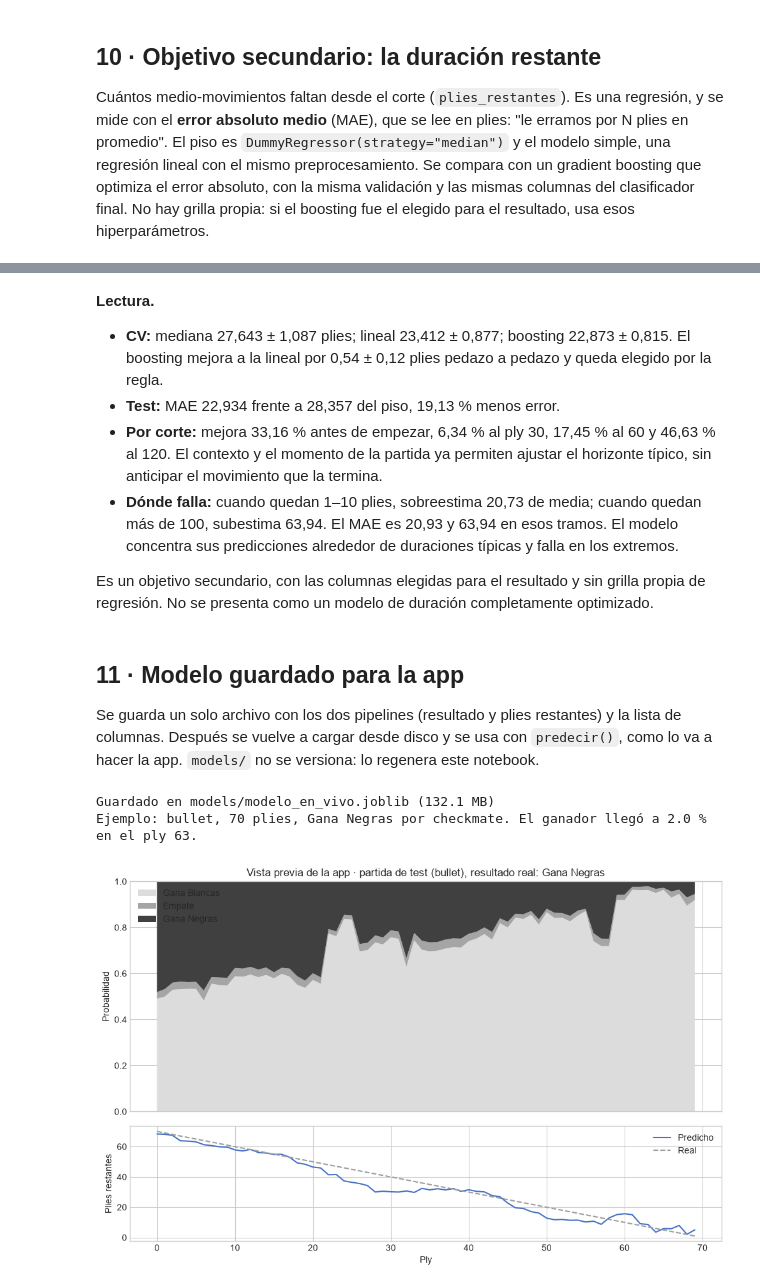
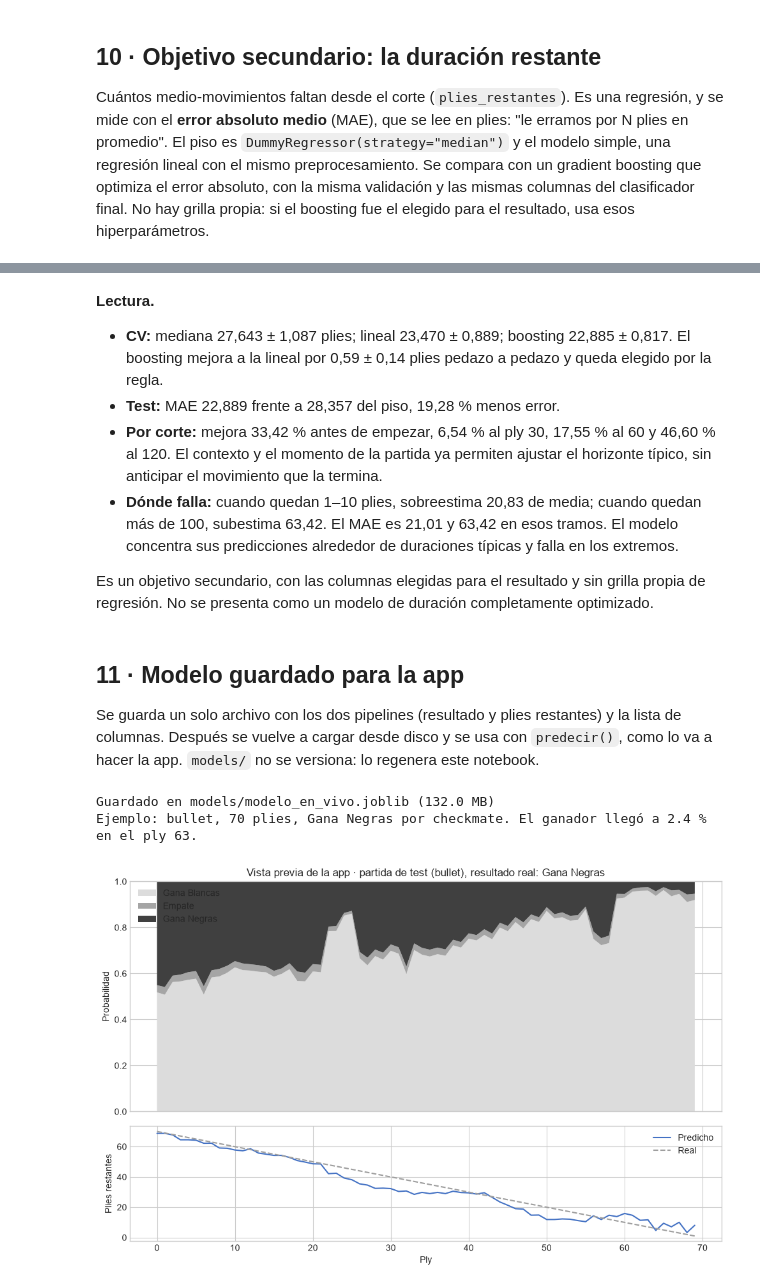
Before and after one commit to BautistaAlosMartorell/chess-outcome-prediction, a Jupyter notebook: notebooks/04_modelado.ipynb, the cells around one changed output, grey strips where cells are left out. Cells and saved outputs as stored; diff of their text form; code cells hidden in the pictures.

```diff
--- a/notebooks/04_modelado.ipynb
+++ b/notebooks/04_modelado.ipynb
@@ -317,10 +322,14 @@ def score_table(get, n_folds, fit_seconds):
     return table
 
 
-def run_cv(estimator, columns, cv=None, groups=None):
-    """cross_validate on the CV sample with the temporal folds (or the cv given)."""
+def run_cv(estimator, columns, cv=None, groups=None, frame=None):
+    """cross_validate on the CV sample with the temporal folds (or the cv given).
+
+    ``frame`` is the same CV sample with other history payloads (same rows and order).
+    """
     result = cross_validate(
-        estimator, model_input_frame(cv_data, columns), y_cv, groups=groups, cv=FOLDS if cv is None else cv,
+        estimator, model_input_frame(cv_data if frame is None else frame, columns), y_cv, groups=groups,
+        cv=FOLDS if cv is None else cv,
         scoring=SCORING, return_train_score=True,
     )
     return score_table(lambda key: result[key], len(result["fit_time"]), result["fit_time"])
@@ -631,4 +728,7 @@ El modelo elegido, con los hiperparámetros y las columnas que salieron de la va
 # %%
+if USE_RIVALS:
+    # Same rows; only the history payloads change, and the transformer derives from them.
+    train, test = attach_player_histories(train, rival_histories), attach_player_histories(test, rival_histories)
 X_train, y_train = model_input_frame(train, FINAL_COLUMNS), train["resultado"].astype(str).to_numpy()
 X_test, y_test = model_input_frame(test, FINAL_COLUMNS), test["resultado"].astype(str).to_numpy()
 started = time.perf_counter()
@@ -880,7 +1028,8 @@ for path in raw_paths.values():
 assert len(pgns) == len(wanted), "Falta el PGN crudo de alguna partida"
 
 in_memory = {"resultado": final_model, "columnas": FINAL_COLUMNS}
-context = games.set_index("GameUrl").loc[check_games, ["TimeClass", "tiempo_base_seg", "incremento_seg", "EsTorneo", *HISTORY_INPUTS]]
+context = attach_player_histories(games, FINAL_HISTORIES).set_index("GameUrl").loc[
+    check_games, ["TimeClass", "tiempo_base_seg", "incremento_seg", "EsTorneo", *HISTORY_INPUTS]]
 started = time.perf_counter()
 per_ply = pd.concat(
     [predecir(pgns[url], context.loc[url].to_dict(), in_memory).assign(GameUrl=url) for url in check_games],
@@ -964,7 +1113,7 @@ def make_regressor(family, columns):
 
 DURATION_PARAMS = {k: v for k, v in BEST_PARAMS.items() if k != "modelo__class_weight"} if CHOSEN_FAMILY == "boosting" else {}
 REGRESSORS = {"Piso (mediana)": "mediana", "Regresión lineal": "lineal", "Gradient boosting": "boosting"}
-X_cv_final = model_input_frame(cv_data, FINAL_COLUMNS)
+X_cv_final = model_input_frame(cv_final, FINAL_COLUMNS)
 duration_cv = {}
 for name, family in REGRESSORS.items():
     regressor = make_regressor(family, FINAL_COLUMNS)
@@ -1044,10 +1193,10 @@ plt.show()
 # %% [markdown]
 **Lectura.**
 
-- **CV:** mediana 27,643 ± 1,087 plies; lineal 23,412 ± 0,877; boosting 22,873 ± 0,815. El boosting mejora a la lineal por 0,54 ± 0,12 plies pedazo a pedazo y queda elegido por la regla.
-- **Test:** MAE 22,934 frente a 28,357 del piso, 19,13 % menos error.
-- **Por corte:** mejora 33,16 % antes de empezar, 6,34 % al ply 30, 17,45 % al 60 y 46,63 % al 120. El contexto y el momento de la partida ya permiten ajustar el horizonte típico, sin anticipar el movimiento que la termina.
-- **Dónde falla:** cuando quedan 1–10 plies, sobreestima 20,73 de media; cuando quedan más de 100, subestima 63,94. El MAE es 20,93 y 63,94 en esos tramos. El modelo concentra sus predicciones alrededor de duraciones típicas y falla en los extremos.
+- **CV:** mediana 27,643 ± 1,087 plies; lineal 23,470 ± 0,889; boosting 22,885 ± 0,817. El boosting mejora a la lineal por 0,59 ± 0,14 plies pedazo a pedazo y queda elegido por la regla.
+- **Test:** MAE 22,889 frente a 28,357 del piso, 19,28 % menos error.
+- **Por corte:** mejora 33,42 % antes de empezar, 6,54 % al ply 30, 17,55 % al 60 y 46,60 % al 120. El contexto y el momento de la partida ya permiten ajustar el horizonte típico, sin anticipar el movimiento que la termina.
+- **Dónde falla:** cuando quedan 1–10 plies, sobreestima 20,83 de media; cuando quedan más de 100, subestima 63,42. El MAE es 21,01 y 63,42 en esos tramos. El modelo concentra sus predicciones alrededor de duraciones típicas y falla en los extremos.
 
 Es un objetivo secundario, con las columnas elegidas para el resultado y sin grilla propia de regresión. No se presenta como un modelo de duración completamente optimizado.
 # %% [markdown]
@@ -1055,19 +1204,22 @@ Es un objetivo secundario, con las columnas elegidas para el resultado y sin gri
 
 Se guarda un solo archivo con los dos pipelines (resultado y plies restantes) y la lista de columnas. Después se vuelve a cargar desde disco y se usa con `predecir()`, como lo va a hacer la app. `models/` no se versiona: lo regenera este notebook.
 # %%
+train_ratings = PlayerHistoryTransformer(["elo_blancas_previo", "elo_negras_previo"]).fit_transform(
+    attach_player_histories(games[games["GameUrl"].isin(train_games)], FINAL_HISTORIES))
 artifact = {
     "resultado": final_model,
     "plies_restantes": final_regressor,
     "columnas": FINAL_COLUMNS,
     "familia": CHOSEN_NAME,
     "historial_en_pipeline": True,
+    # Histories include rating-only observations of opponents (section 7): callers must build them the same way.
+    "historial_rivales": USE_RIVALS,
     "partidas_dataset": len(games),
     "hiperparametros": BEST_PARAMS,
     "entrenado_hasta": split_time.isoformat(),
     "cortes_entrenamiento": CUTS,
     # The ratings the model saw: the app warns when a game falls outside them.
-    "rango_rating": [float(observed_history.loc[games["GameUrl"].isin(train_games), ["elo_blancas_previo", "elo_negras_previo"]].min().min()),
-                     float(observed_history.loc[games["GameUrl"].isin(train_games), ["elo_blancas_previo", "elo_negras_previo"]].max().max())],
+    "rango_rating": [float(train_ratings.min().min()), float(train_ratings.max().max())],
 }
 model_path = PROJECT_ROOT / MODEL_PATH
 model_path.parent.mkdir(exist_ok=True)
@@ -1075,34 +1227,34 @@ joblib.dump(artifact, model_path, compress=3)
 reloaded = cargar_modelo(model_path)
 print(f"Guardado en {MODEL_PATH} ({model_path.stat().st_size / 1e6:.1f} MB)")
 
 # Preview of what the app shows: the test game of the sample where the eventual winner fell lowest.
 winner_proba = per_ply.apply(lambda row: row[row["resultado"]], axis=1)
 decisive_long = per_ply[(per_ply["resultado"] != "Empate") & (per_ply["cantidad_jugadas"] >= 60)]
 low_point = winner_proba.loc[decisive_long.index].groupby(decisive_long["GameUrl"]).min()
 example_url = low_point.sort_values(kind="stable").index[0]
 example = predecir(pgns[example_url], context.loc[example_url].to_dict(), reloaded)
 np.testing.assert_allclose(
     example[RESULT_ORDER].to_numpy(), per_ply.loc[per_ply["GameUrl"] == example_url, RESULT_ORDER].to_numpy(), atol=1e-9
 )
 outcome = games.set_index("GameUrl").loc[example_url]
 lowest = example.loc[example[outcome["resultado"]].idxmin()]
 print(f"Ejemplo: {outcome['TimeClass']}, {outcome['cantidad_jugadas']} plies, {outcome['resultado']} por {outcome['Termination']}. "
       f"El ganador llegó a {lowest[outcome['resultado']] * 100:.1f} % en el ply {int(lowest['ply'])}.")
 
 fig, axes = plt.subplots(2, 1, figsize=(10, 6.5), sharex=True, height_ratios=[2, 1])
 axes[0].stackplot(example["ply"], example["Gana Blancas"], example["Empate"], example["Gana Negras"],
                   labels=RESULT_ORDER, colors=["#dcdcdc", "#a5a5a5", "#404040"])
 axes[0].set(ylabel="Probabilidad", ylim=(0, 1),
             title=f"Vista previa de la app · partida de test ({outcome['TimeClass']}), resultado real: {outcome['resultado']}")
 axes[0].legend(loc="upper left")
 axes[1].plot(example["ply"], example["plies_restantes"], color="#4472c4", label="Predicho")
 axes[1].plot(example["ply"], outcome["cantidad_jugadas"] - example["ply"], color="#9e9e9e", linestyle="--", label="Real")
 axes[1].set(xlabel="Ply", ylabel="Plies restantes")
 axes[1].legend()
 plt.tight_layout()
 plt.show()
 # %% [output]
-Guardado en models/modelo_en_vivo.joblib (132.1 MB)
-Ejemplo: bullet, 70 plies, Gana Negras por checkmate. El ganador llegó a 2.0 % en el ply 63.
+Guardado en models/modelo_en_vivo.joblib (132.0 MB)
+Ejemplo: bullet, 70 plies, Gana Negras por checkmate. El ganador llegó a 2.4 % en el ply 63.
-[figure, old version]
+[figure, new version]
 # %% [markdown]
```
Also changed, not shown: parts of 27 cells of this notebook.
